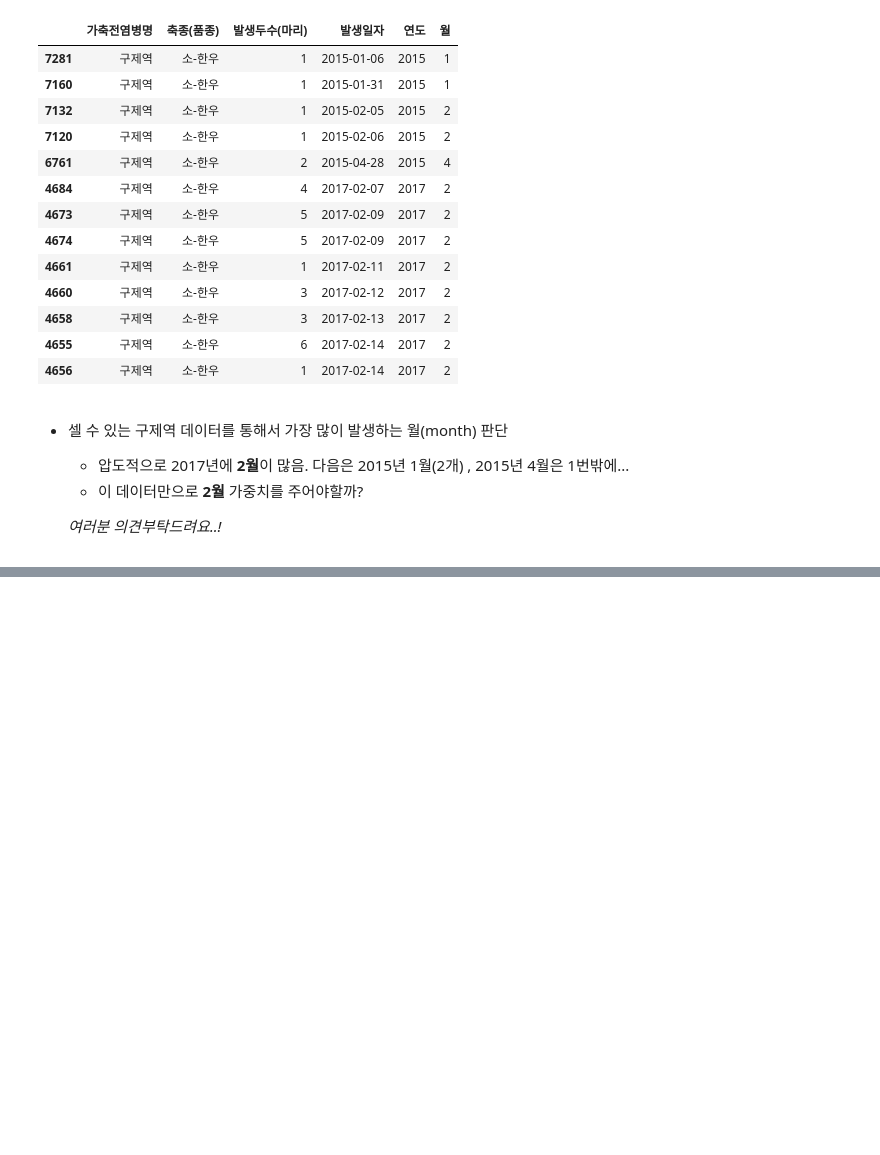
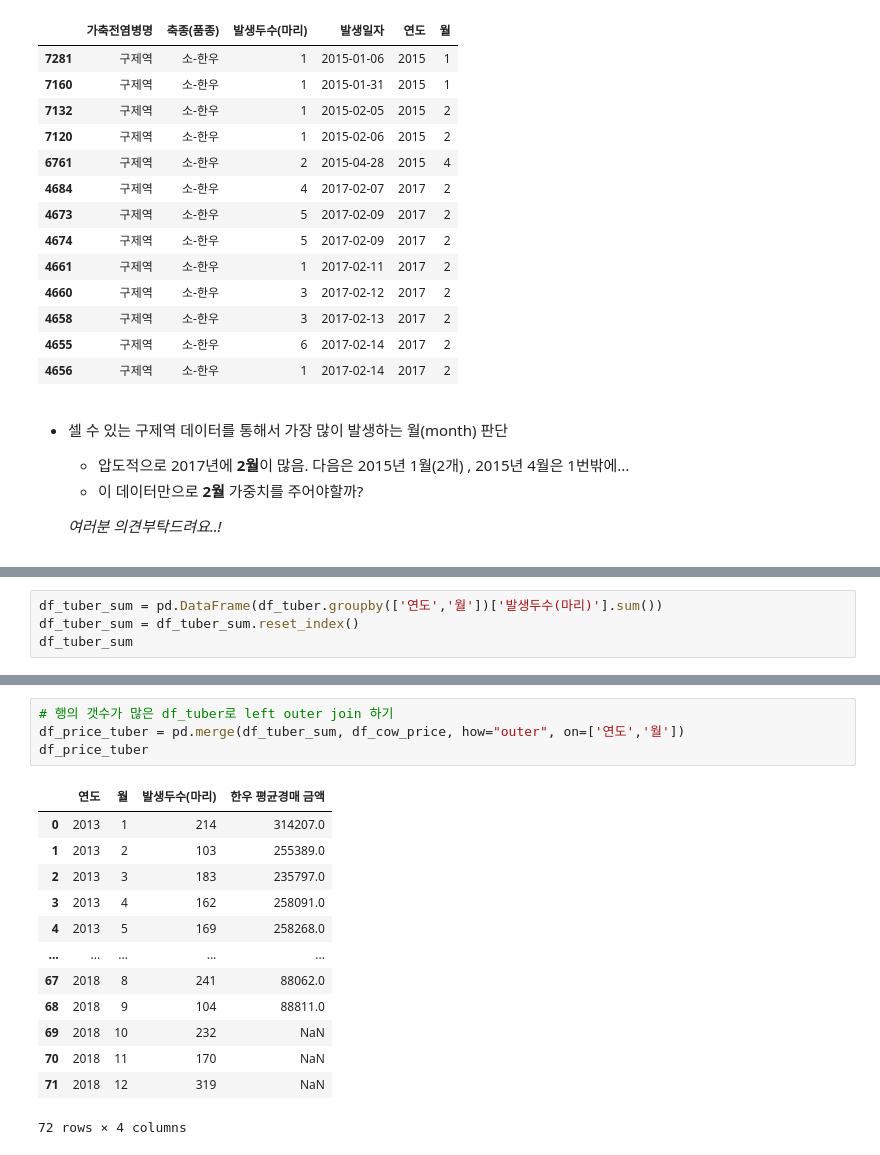
Before and after one commit to DSC-SCH/livestock-solution-project, a Jupyter notebook: eda/cow_disease_EDA.ipynb, the cells around one changed output, grey strips where cells are left out. Cells and saved outputs as stored; diff of their text form; blank space fills up the shorter version.

```diff
--- a/eda/cow_disease_EDA.ipynb
+++ b/eda/cow_disease_EDA.ipynb
@@ -554,0 +786,4 @@ df_guje
+# %%
+df_tuber_sum = pd.DataFrame(df_tuber.groupby(['연도','월'])['발생두수(마리)'].sum())
+df_tuber_sum = df_tuber_sum.reset_index()
+df_tuber_sum
@@ -554,0 +804,18 @@ df_guje
+# %%
+# 행의 갯수가 많은 df_tuber로 left outer join 하기
+df_price_tuber = pd.merge(df_tuber_sum, df_cow_price, how="outer", on=['연도','월'])
+df_price_tuber
+# %% [output]
+|  | 연도 | 월 | 발생두수(마리) | 한우 평균경매 금액 |
+| 0 | 2013 | 1 | 214 | 314207.0 |
+| 1 | 2013 | 2 | 103 | 255389.0 |
+| 2 | 2013 | 3 | 183 | 235797.0 |
+| 3 | 2013 | 4 | 162 | 258091.0 |
+| 4 | 2013 | 5 | 169 | 258268.0 |
+| ... | ... | ... | ... | ... |
+| 67 | 2018 | 8 | 241 | 88062.0 |
+| 68 | 2018 | 9 | 104 | 88811.0 |
+| 69 | 2018 | 10 | 232 | NaN |
+| 70 | 2018 | 11 | 170 | NaN |
+| 71 | 2018 | 12 | 319 | NaN |
+72 rows × 4 columns
```
Also changed, not shown: parts of 43 cells of this notebook.
